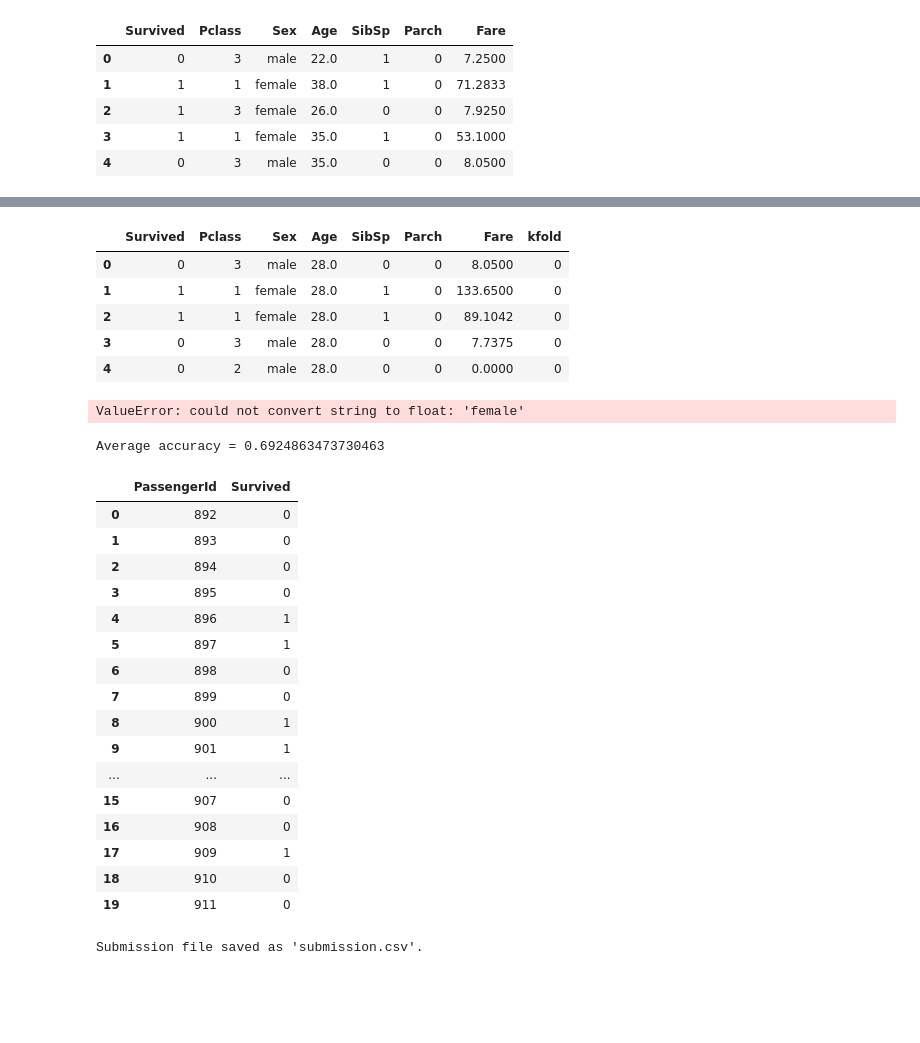
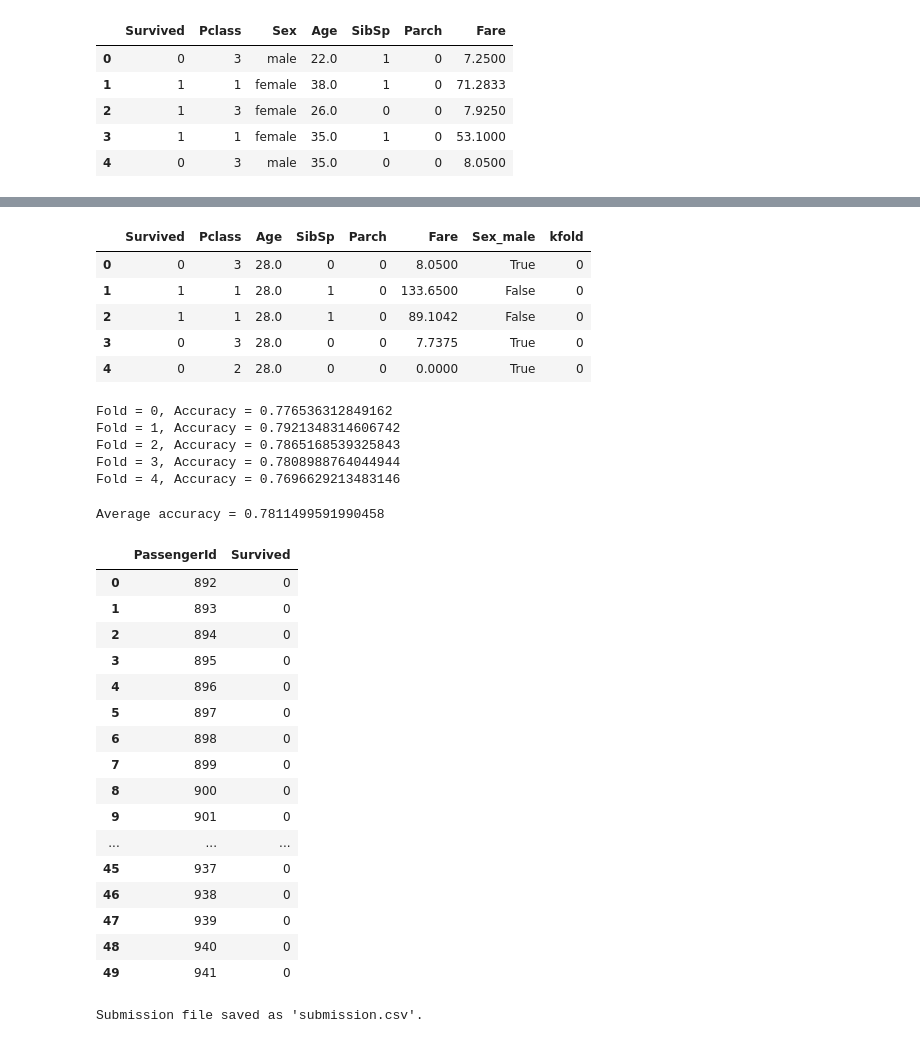
Before and after one commit to AnnaVerbytska/Titanic-Machine_Learning-from-Disaster, a Jupyter notebook: notebooks/logistic-regression.ipynb, the cells around one changed output, grey strips where cells are left out. Drawn from its saved outputs; the diff is of its cells as text; code cells hidden in the pictures; blank space fills up the shorter version.

Commit message:
Feature engineering and cross-validation check

```diff
--- a/notebooks/logistic-regression.ipynb
+++ b/notebooks/logistic-regression.ipynb
@@ -60,6 +61,9 @@ data.head()
 imputer = SimpleImputer(strategy='median')
 data['Age'] = imputer.fit_transform(data[['Age']])
 data ['Fare'] = imputer.fit_transform(data[['Fare']]) # [[]] converts the Series into a DataFrame with one colum
+# %%
+# Convert 'Sex' and 'Embarked' to dummy variables (one-hot encoding)
+data = pd.get_dummies(data, columns=['Sex'], drop_first=True)
 # %%
 # Now handle the male outliers (> 63 years) by filling them with the median age
-data.loc[(data['Sex'] == 'male') & (train_df['Age'] > 63), 'Age'] = data['Age'].median()
+data.loc[(data['Sex_male']) & (data['Age'] > 63), 'Age'] = data['Age'].median()
@@ -87,12 +100,12 @@ for f, (t_, v_) in enumerate(kf.split(X=train_df,y=y)):
 # %%
 train_df.head()
 # %% [output]
-|  | Survived | Pclass | Sex | Age | SibSp | Parch | Fare | kfold |
-| 0 | 0 | 3 | male | 28.0 | 0 | 0 | 8.0500 | 0 |
-| 1 | 1 | 1 | female | 28.0 | 1 | 0 | 133.6500 | 0 |
-| 2 | 1 | 1 | female | 28.0 | 1 | 0 | 89.1042 | 0 |
-| 3 | 0 | 3 | male | 28.0 | 0 | 0 | 7.7375 | 0 |
-| 4 | 0 | 2 | male | 28.0 | 0 | 0 | 0.0000 | 0 |
+|  | Survived | Pclass | Age | SibSp | Parch | Fare | Sex_male | kfold |
+| 0 | 0 | 3 | 28.0 | 0 | 0 | 8.0500 | True | 0 |
+| 1 | 1 | 1 | 28.0 | 1 | 0 | 133.6500 | False | 0 |
+| 2 | 1 | 1 | 28.0 | 1 | 0 | 89.1042 | False | 0 |
+| 3 | 0 | 3 | 28.0 | 0 | 0 | 7.7375 | True | 0 |
+| 4 | 0 | 2 | 28.0 | 0 | 0 | 0.0000 | True | 0 |
 # %%
 # Collect accuracies
 lst = []
@@ -113,6 +126,10 @@ for fold in range(0,5):
     x_valid = df_valid.drop('Survived',axis=1).values
     y_valid = df_valid.Survived.values
 
+    scaler = StandardScaler()
+    x_train = scaler.fit_transform(x_train)
+    x_valid = scaler.transform(x_valid)
+
     # INITIALIZE THE MODEL & FINE-TUNING
     model = LogisticRegression(penalty='l2', C=1.0, solver='liblinear', class_weight='balanced',random_state=32)
 
@@ -128,38 +145,42 @@ for fold in range(0,5):
 
     lst.append(accuracy)
 # %% [output]
-ValueError: could not convert string to float: 'female'
+Fold = 0, Accuracy = 0.776536312849162
+Fold = 1, Accuracy = 0.7921348314606742
+Fold = 2, Accuracy = 0.7865168539325843
+Fold = 3, Accuracy = 0.7808988764044944
+Fold = 4, Accuracy = 0.7696629213483146
 # %%
 Average = sum(lst) / len(lst)
 print(f"Average accuracy = {Average}")
 # %% [output]
-Average accuracy = 0.6924863473730463
+Average accuracy = 0.7811499591990458
 # %%
 # Make predictions on the test data
 test_predictions = model.predict(test_df.values)
 # %%
 # Prepare the submission file
 submission = pd.read_csv('../data/submission.csv')
 submission['Survived'] = test_predictions
-submission.head(20)
+submission.head(50)
 # %% [output]
 |  | PassengerId | Survived |
 | 0 | 892 | 0 |
 | 1 | 893 | 0 |
 | 2 | 894 | 0 |
 | 3 | 895 | 0 |
-| 4 | 896 | 1 |
-| 5 | 897 | 1 |
+| 4 | 896 | 0 |
+| 5 | 897 | 0 |
 | 6 | 898 | 0 |
 | 7 | 899 | 0 |
-| 8 | 900 | 1 |
-| 9 | 901 | 1 |
+| 8 | 900 | 0 |
+| 9 | 901 | 0 |
 | ... | ... | ... |
-| 15 | 907 | 0 |
-| 16 | 908 | 0 |
-| 17 | 909 | 1 |
-| 18 | 910 | 0 |
-| 19 | 911 | 0 |
+| 45 | 937 | 0 |
+| 46 | 938 | 0 |
+| 47 | 939 | 0 |
+| 48 | 940 | 0 |
+| 49 | 941 | 0 |
 # %%
 # Save to CSV
 submission.to_csv('../data/submission.csv', index=False)
```
Also changed, not shown: parts of 2 cells of this notebook, 2 other files.
